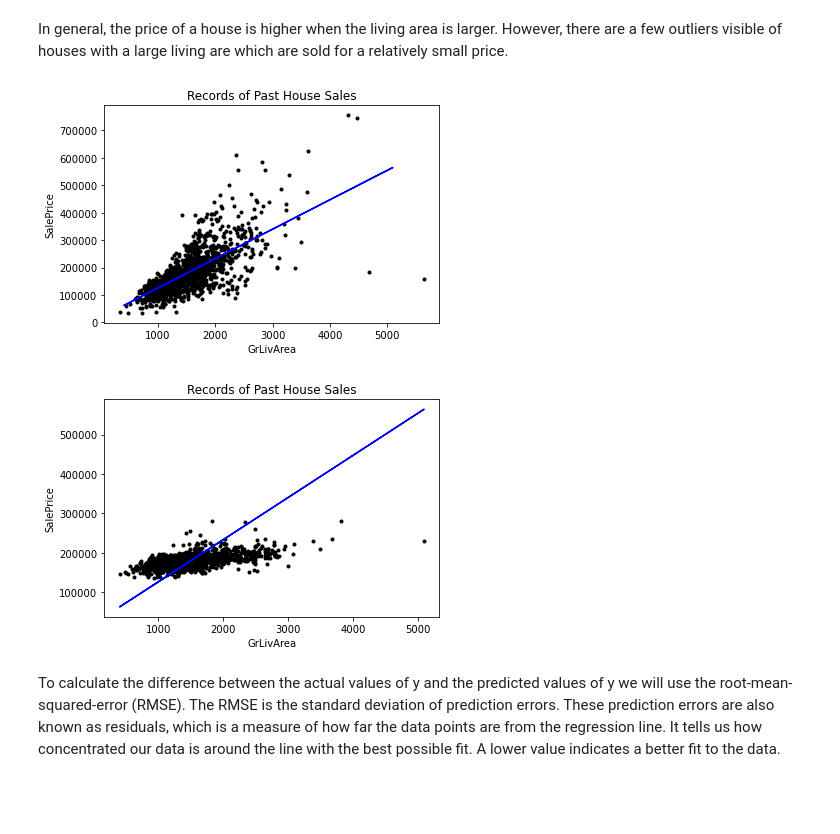
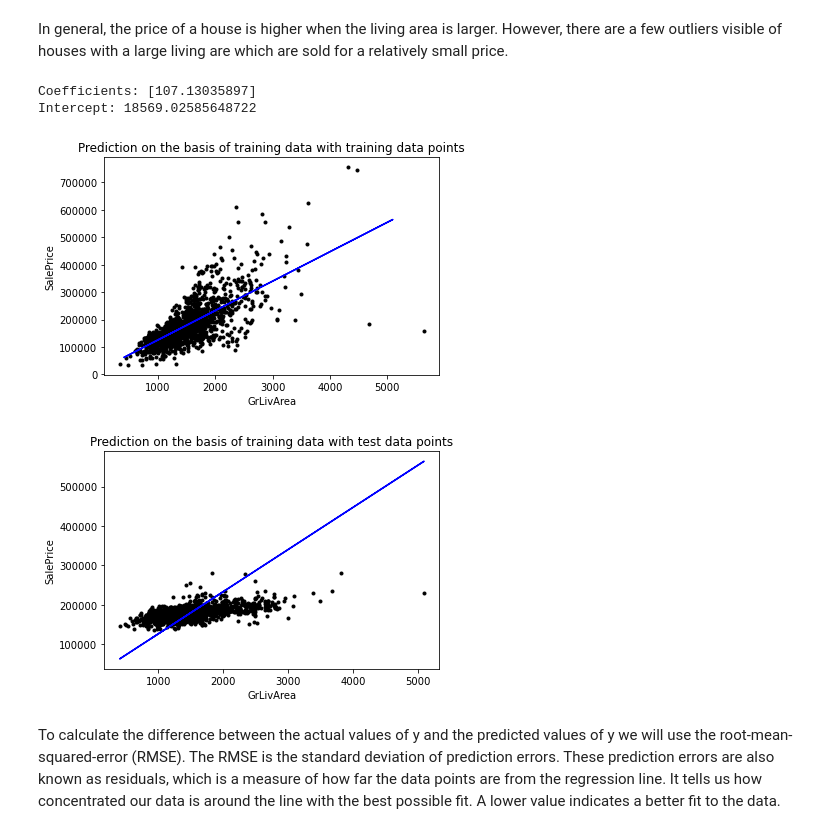
Before and after one commit to Gwyneth653/Syntax-error, a Jupyter notebook: Housing Prices - Regression.ipynb, the cells around one changed output. Cells and saved outputs as stored; diff of their text form; code cells hidden in the pictures; blank space fills up the shorter version.

```diff
--- a/Housing Prices - Regression.ipynb
+++ b/Housing Prices - Regression.ipynb
@@ -208,31 +207,38 @@ X_train_GrLivArea = X_train_GrLivArea.values.reshape(-1, 1)
 X_test_GrLivArea = X_test_GrLivArea.values.reshape(-1, 1)
 
 # create object for the class
-linear_regressor = LinearRegression()
+linear_regressor1 = LinearRegression()
 
 # perform linear regression
-linear_regressor.fit(X_train_GrLivArea, y_train)
+linear_regressor1.fit(X_train_GrLivArea, y_train)
 
 # make predictions
-y_pred_GrLivArea = linear_regressor.predict(X_test_GrLivArea)
+y_pred_GrLivArea = linear_regressor1.predict(X_test_GrLivArea)
+
+print("Coefficients:", linear_regressor1.coef_)
+print("Intercept:", linear_regressor1.intercept_)
+# %% [output]
+Coefficients: [107.13035897]
+Intercept: 18569.02585648722
 # %%
+# plot train data and univariate linear regression line
 plt.plot(X_train_GrLivArea, y_train, '.', color='black')
 plt.plot(X_test_GrLivArea, y_pred_GrLivArea, color='blue');
-plt.title('Records of Past House Sales')
+plt.title('Prediction on the basis of training data with training data points')
 plt.xlabel('GrLivArea')
 plt.ylabel('SalePrice')
 plt.show()
 
-# fits line on test data?
-# plt.plot(X_test_GrLivArea, y_test, '.', color='black')
-# plt.plot(X_test_GrLivArea, y_pred_GrLivArea, color='blue');
-# plt.title('Records of Past House Sales')
-# plt.xlabel('GrLivArea')
-# plt.ylabel('SalePrice')
-# plt.show()
+# plot test data and univariate linear regression line
+plt.plot(X_test_GrLivArea, y_test, '.', color='black')
+plt.plot(X_test_GrLivArea, y_pred_GrLivArea, color='blue');
+plt.title('Prediction on the basis of training data with test data points')
+plt.xlabel('GrLivArea')
+plt.ylabel('SalePrice')
+plt.show()
 # %% [output]
-[figure, old version]
+[figure, new version]
-[figure, old version]
+[figure, new version]
 # %% [markdown]
 To calculate the difference between the actual values of y and the predicted values of y we will use the root-mean-squared-error (RMSE). The RMSE is the standard deviation of prediction errors. These prediction errors are also known as residuals, which is a measure of how far the data points are from the regression line. It tells us how concentrated our data is around the line with the best possible fit. A lower value indicates a better fit to the data.
 # %%
```
Also changed, not shown: parts of 14 cells of this notebook.
